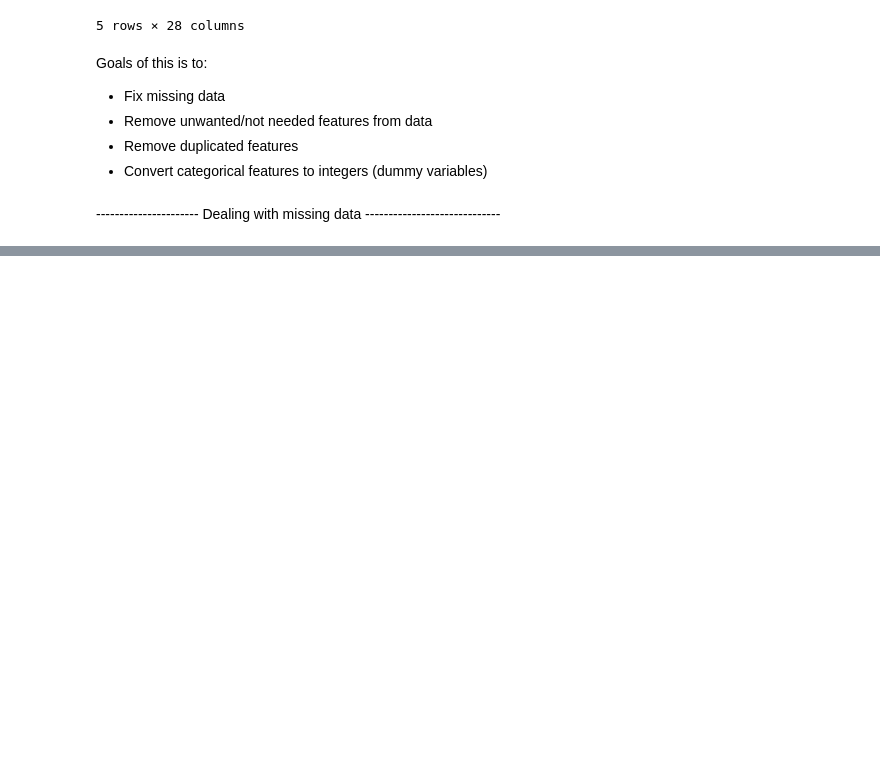
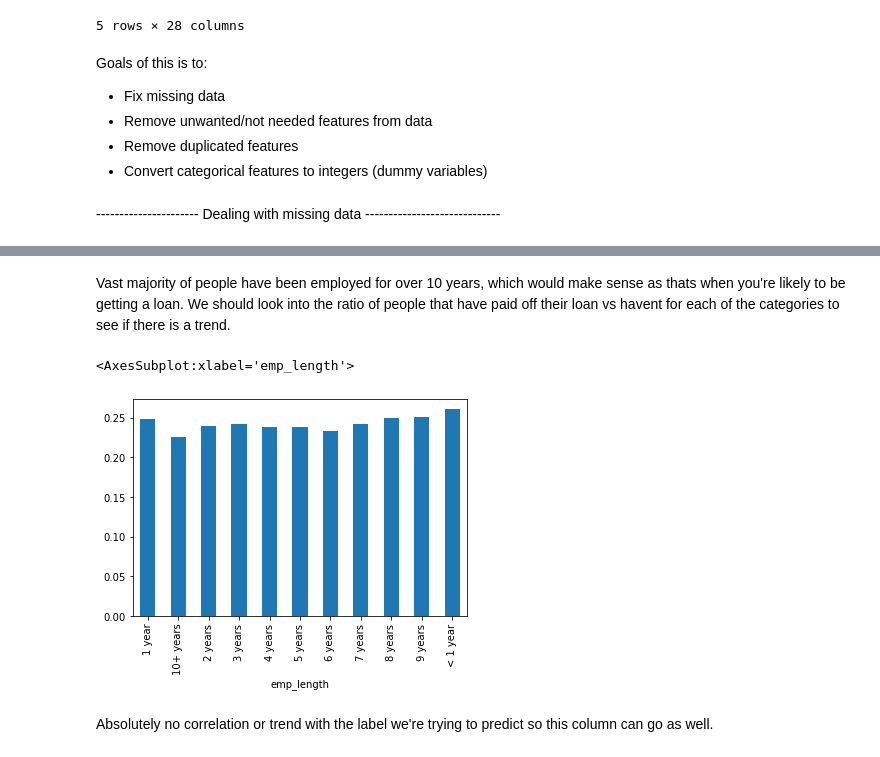
Before and after one commit to Greveley/MLProjects, a Jupyter notebook: LoanReturnClassifier/DataPreproc.ipynb, the cells around one changed output, grey strips where cells are left out. Drawn from its saved outputs; the diff is of its cells as text; code cells hidden in the pictures; blank space fills up the shorter version.

```diff
--- a/LoanReturnClassifier/DataPreproc.ipynb
+++ b/LoanReturnClassifier/DataPreproc.ipynb
@@ -71,0 +126,12 @@ dtype: int64
+# %% [markdown]
+Vast majority of people have been employed for over 10 years, which would make sense as thats when you're likely to be getting a loan. We should look into the ratio of people that have paid off their loan vs havent for each of the categories to see if there is a trend.
+# %%
+epl_charged = df[(df['loan_status']=='Charged Off')].groupby('emp_length').count()['loan_status']
+epl_paid = df[(df['loan_status']=='Fully Paid')].groupby('emp_length').count()['loan_status']
+epl_ratio = epl_charged/epl_paid
+epl_ratio.plot(kind='bar')
+# %% [output]
+<AxesSubplot:xlabel='emp_length'>
+[figure, added]
+# %% [markdown]
+Absolutely no correlation or trend with the label we're trying to predict so this column can go as well.
```
Also changed, not shown: parts of 41 cells of this notebook.
